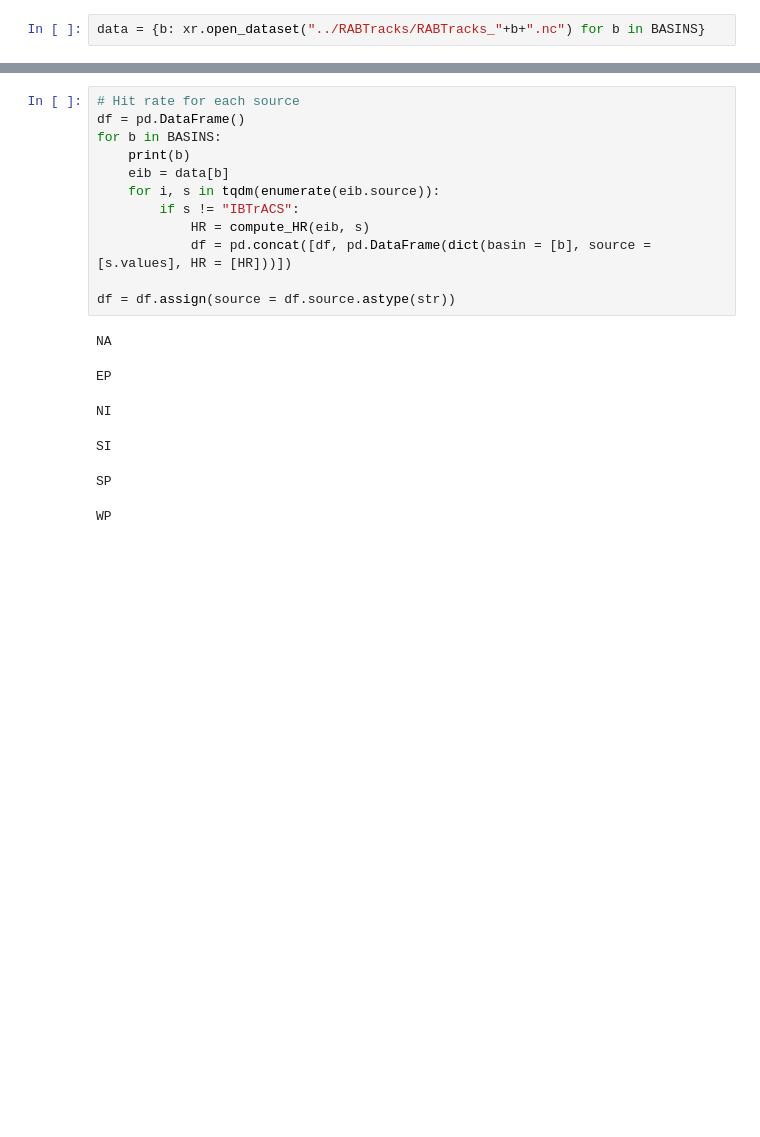
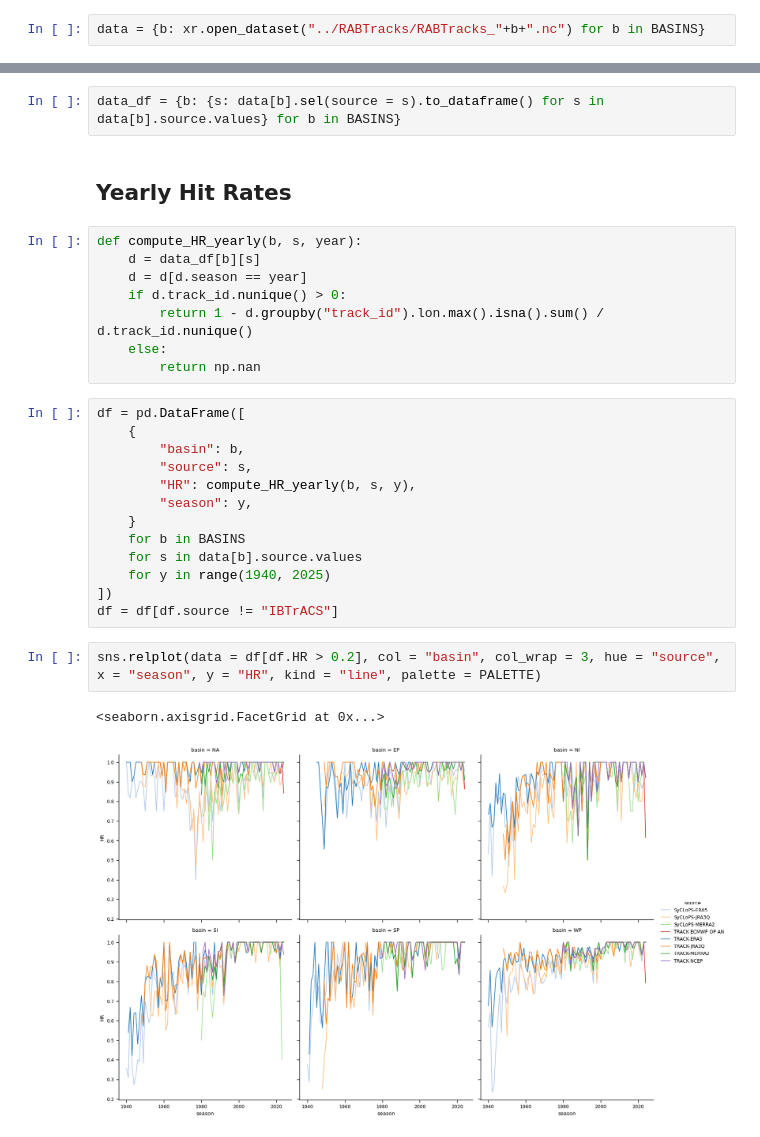
Before and after one commit to Huracan-project/RABTracks, a Jupyter notebook: paper_figs/hit_rates.ipynb, the cells around one changed output, grey strips where cells are left out. Drawn from its saved outputs; the diff is of its cells as text; blank space fills up the shorter version.

```diff
--- a/paper_figs/hit_rates.ipynb
+++ b/paper_figs/hit_rates.ipynb
@@ -18,19 +9,30 @@ def compute_HR(eib, s):
-# %%
-# Hit rate for each source
-df = pd.DataFrame()
-for b in BASINS:
-    print(b)
-    eib = data[b]
-    for i, s in tqdm(enumerate(eib.source)):
-        if s != "IBTrACS":
-            HR = compute_HR(eib, s)
-            df = pd.concat([df, pd.DataFrame(dict(basin = [b], source = [s.values], HR = [HR]))])
-
-df = df.assign(source = df.source.astype(str))
-# %% [output]
-NA
-EP
-NI
-SI
-SP
-WP
+# %%
+data_df = {b: {s: data[b].sel(source = s).to_dataframe() for s in data[b].source.values} for b in BASINS}
+# %% [markdown]
+## Yearly Hit Rates
+# %%
+def compute_HR_yearly(b, s, year):
+    d = data_df[b][s]
+    d = d[d.season == year]
+    if d.track_id.nunique() > 0:
+        return 1 - d.groupby("track_id").lon.max().isna().sum() / d.track_id.nunique()
+    else:
+        return np.nan
+# %%
+df = pd.DataFrame([
+    {
+        "basin": b,
+        "source": s,
+        "HR": compute_HR_yearly(b, s, y),
+        "season": y,
+    }
+    for b in BASINS
+    for s in data[b].source.values
+    for y in range(1940, 2025)
+])
+df = df[df.source != "IBTrACS"]
+# %%
+sns.relplot(data = df[df.HR > 0.2], col = "basin", col_wrap = 3, hue = "source", x = "season", y = "HR", kind = "line", palette = PALETTE)
+# %% [output]
+<seaborn.axisgrid.FacetGrid at 0x...>
+[figure, added]
```
Also changed, not shown: parts of 36 cells of this notebook, 16 other files.
